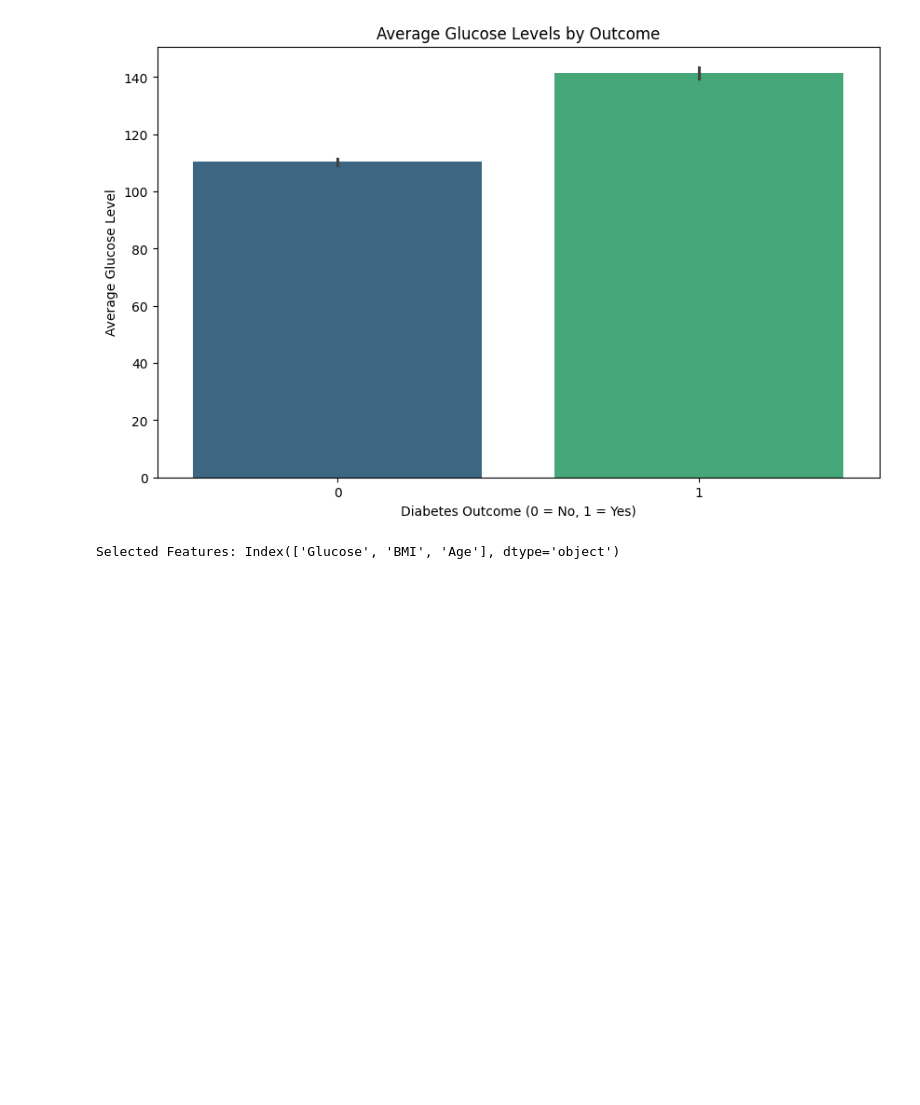
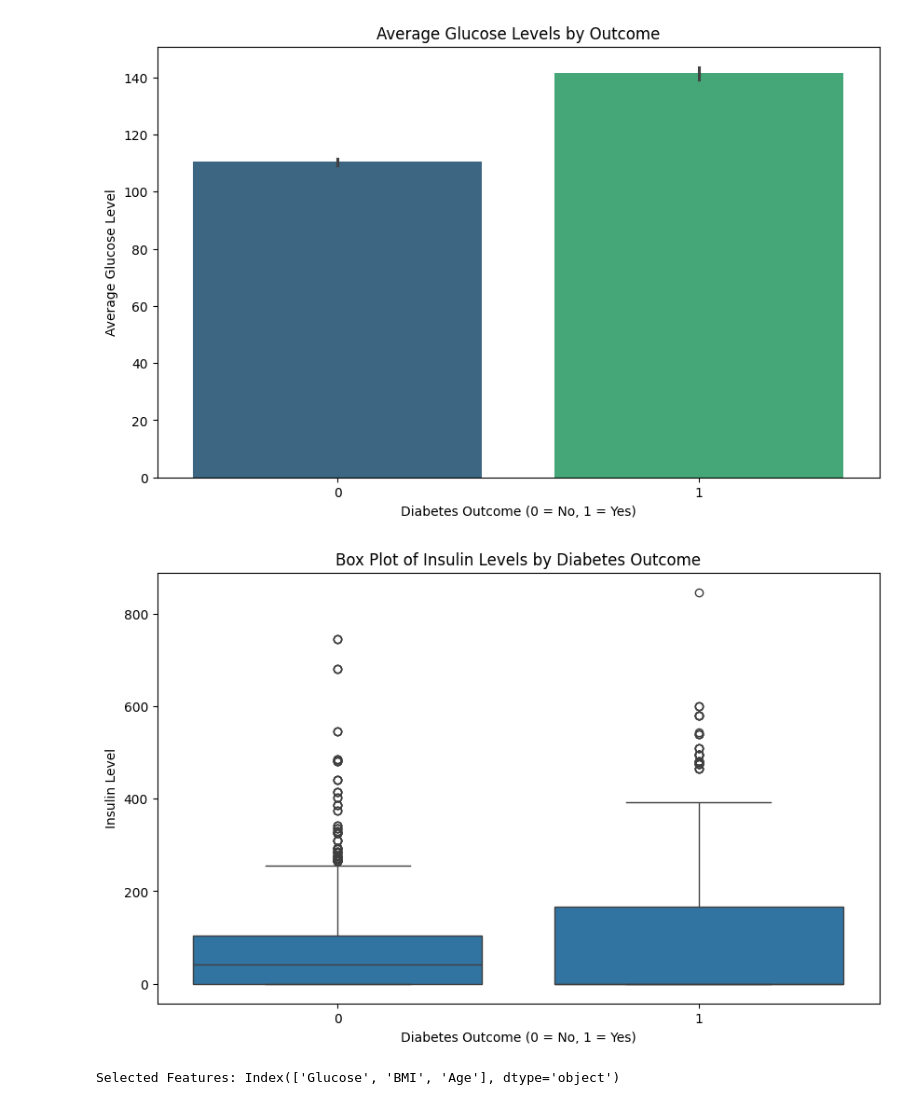
Before and after one commit to WS888-CODER/IT326-PROJECT, a Jupyter notebook: phase 2.ipynb, the cells around one changed output. Drawn from its saved outputs; the diff is of its cells as text; code cells hidden in the pictures; blank space fills up the shorter version.

```diff
--- a/phase 2.ipynb
+++ b/phase 2.ipynb
@@ -98,6 +134,19 @@ Passing `palette` without assigning `hue` is deprecated and will be removed in v
 
   sns.barplot(x='Outcome', y='Glucose', data=df, estimator='mean', palette='viridis')
 [figure]
+# %%
+# Create a box plot for Insulin levels by Outcome
+plt.figure(figsize=(10, 6))
+sns.boxplot(x='Outcome', y='Insulin', data=df)
+plt.title('Box Plot of Insulin Levels by Diabetes Outcome')
+plt.xlabel('Diabetes Outcome (0 = No, 1 = Yes)')
+plt.ylabel('Insulin Level')
+plt.show()
+#why we choose insulin?:
+#Insulin levels are crucial for understanding diabetes management.
+# Individuals with diabetes often have altered insulin production or sensitivity, making this variable significant for analysis.
+# %% [output]
+[figure, added]
 # %%
 #feature selection by using filter method
 
```
Also changed, not shown: parts of 5 cells of this notebook.
